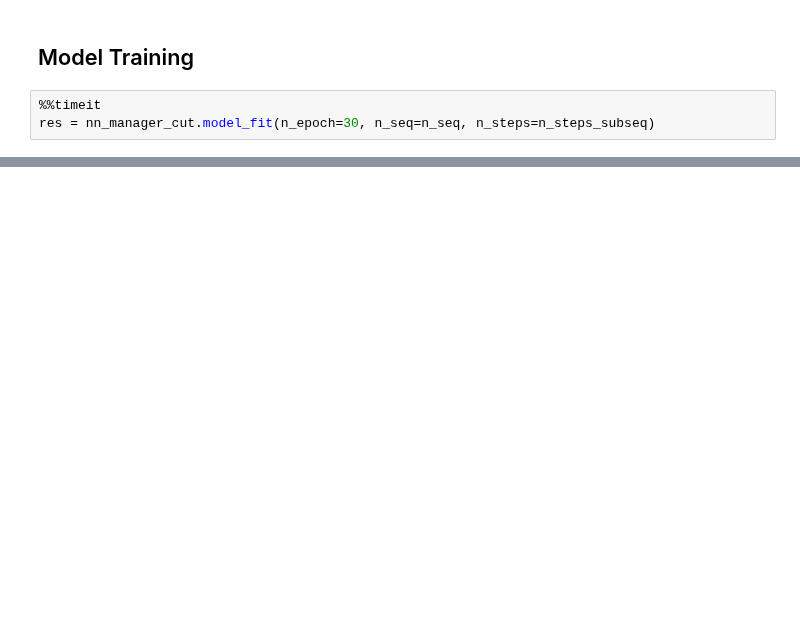
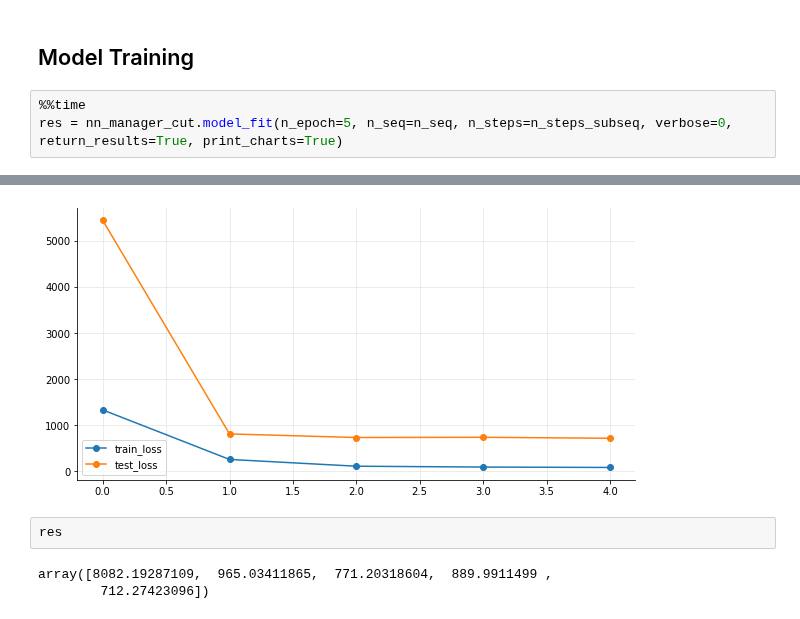
Before and after one commit to serg-razum-off/DFP-Numeric-2, a Jupyter notebook: train/btc_nn_playground.ipynb, the cells around one changed output, grey strips where cells are left out. Cells and saved outputs as stored; diff of their text form; blank space fills up the shorter version.

```diff
--- a/train/btc_nn_playground.ipynb
+++ b/train/btc_nn_playground.ipynb
@@ -156,6 +159,6 @@ True
 # %% [markdown]
 ## Model Training
 # %%
-%%timeit
-res = nn_manager_cut.model_fit(n_epoch=30, n_seq=n_seq, n_steps=n_steps_subseq)
+%%time
+res = nn_manager_cut.model_fit(n_epoch=5, n_seq=n_seq, n_steps=n_steps_subseq, verbose=0, return_results=True, print_charts=True)
 # %% [output]
@@ -178,0 +166,6 @@ Epoch 30/30
+[figure, added]
+# %%
+res
+# %% [output]
+array([8082.19287109,  965.03411865,  771.20318604,  889.9911499 ,
+        712.27423096])
```
Also changed, not shown: parts of 4 cells of this notebook, 3 other files.
